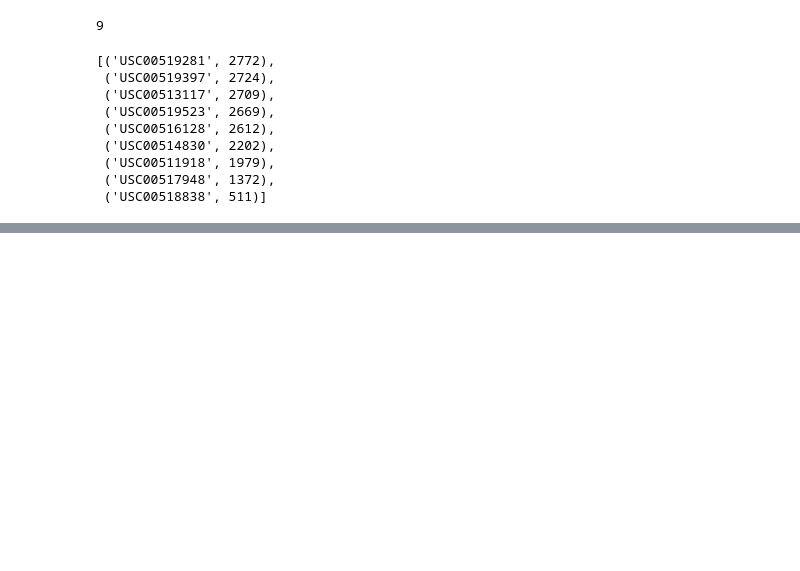
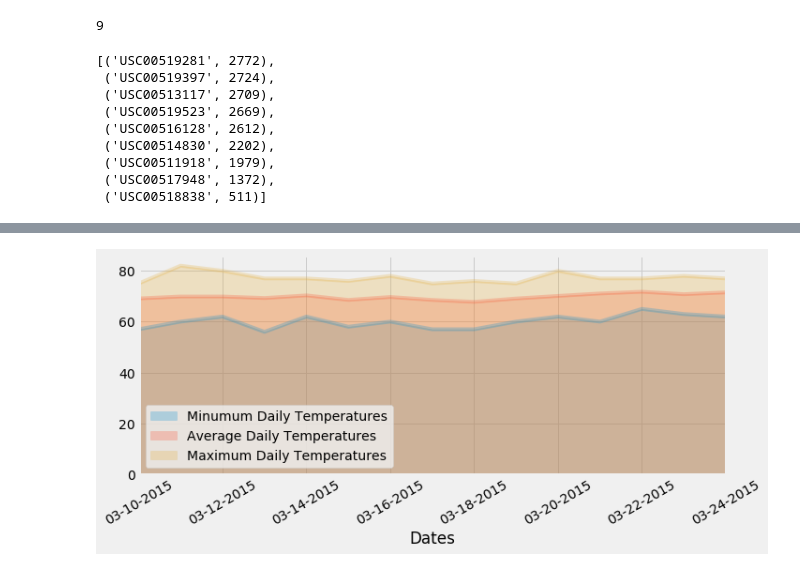
Before and after one commit to Sbrown146/Class-Homework, a Jupyter notebook: Advanced_SQL_Homework/SQL_Advanced_Homework.ipynb, the cells around one changed output, grey strips where cells are left out. Saved outputs shown, nothing was run; the diff lists cells and outputs as text; code cells hidden in the pictures; blank space fills up the shorter version.

```diff
--- a/Advanced_SQL_Homework/SQL_Advanced_Homework.ipynb
+++ b/Advanced_SQL_Homework/SQL_Advanced_Homework.ipynb
@@ -103,0 +380,16 @@ Max_Station_Stats
+# %%
+# Daily Normals Macro...Function.
+
+def daily_normals(date):
+    """Daily Normals.
+
+    Args:
+        date (str): A date string in the format '%m-%d'
+
+    Returns:
+        A list of tuples containing the daily normals, tmin, tavg, and tmax
+
+    """
+
+    sel = [func.min(Measurement.tobs), func.avg(Measurement.tobs), func.max(Measurement.tobs)]
+    return session.query(*sel).filter(func.strftime("%m-%d", Measurement.date) == date).all()
@@ -103,0 +493,14 @@ Max_Station_Stats
+# %%
+# Area Plot.  Pretty cool and surprisingly simple.
+
+Area_plot=Vac_daily_df.plot(  \
+    kind='area', stacked=False, alpha=0.25, rot=30, figsize=(10,4)
+                           )
+
+
+
+
+plt.savefig('Vacation Area Plot')
+plt.show()
+# %% [output]
+[figure, added]
```
Also changed, not shown: parts of 27 cells of this notebook, 5 other files.
